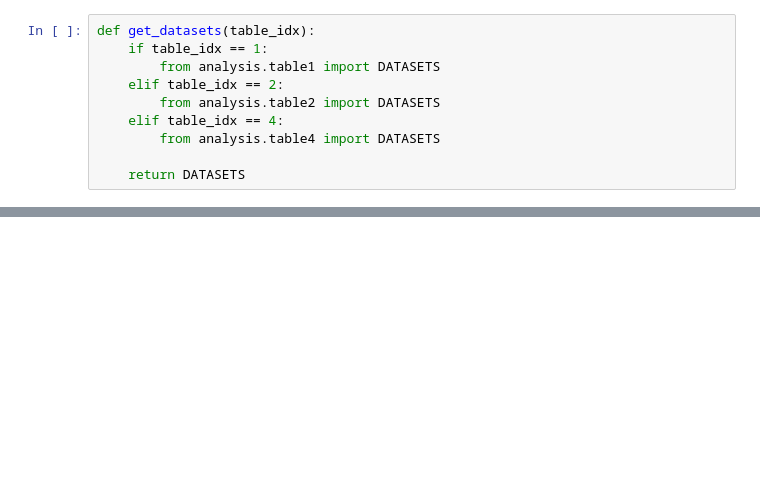
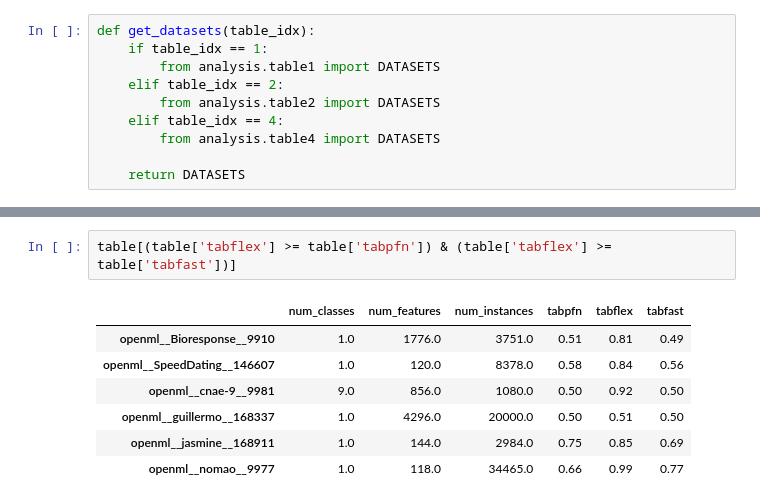
Before and after one commit to yzeng58/tabzilla, a Jupyter notebook: analysis/result_print.ipynb, the cells around one changed output, grey strips where cells are left out. Saved outputs shown, nothing was run; the diff lists cells and outputs as text; blank space fills up the shorter version.

```diff
--- a/analysis/result_print.ipynb
+++ b/analysis/result_print.ipynb
@@ -112,0 +194,10 @@ for baseline in baselines:
+# %%
+table[(table['tabflex'] >= table['tabpfn']) & (table['tabflex'] >= table['tabfast'])]
+# %% [output]
+|  | num_classes | num_features | num_instances | tabpfn | tabflex | tabfast |
+| openml__Bioresponse__9910 | 1.0 | 1776.0 | 3751.0 | 0.51 | 0.81 | 0.49 |
+| openml__SpeedDating__146607 | 1.0 | 120.0 | 8378.0 | 0.58 | 0.84 | 0.56 |
+| openml__cnae-9__9981 | 9.0 | 856.0 | 1080.0 | 0.50 | 0.92 | 0.50 |
+| openml__guillermo__168337 | 1.0 | 4296.0 | 20000.0 | 0.50 | 0.51 | 0.50 |
+| openml__jasmine__168911 | 1.0 | 144.0 | 2984.0 | 0.75 | 0.85 | 0.69 |
+| openml__nomao__9977 | 1.0 | 118.0 | 34465.0 | 0.66 | 0.99 | 0.77 |
```
Also changed, not shown: parts of 20 cells of this notebook, 1 other file.
